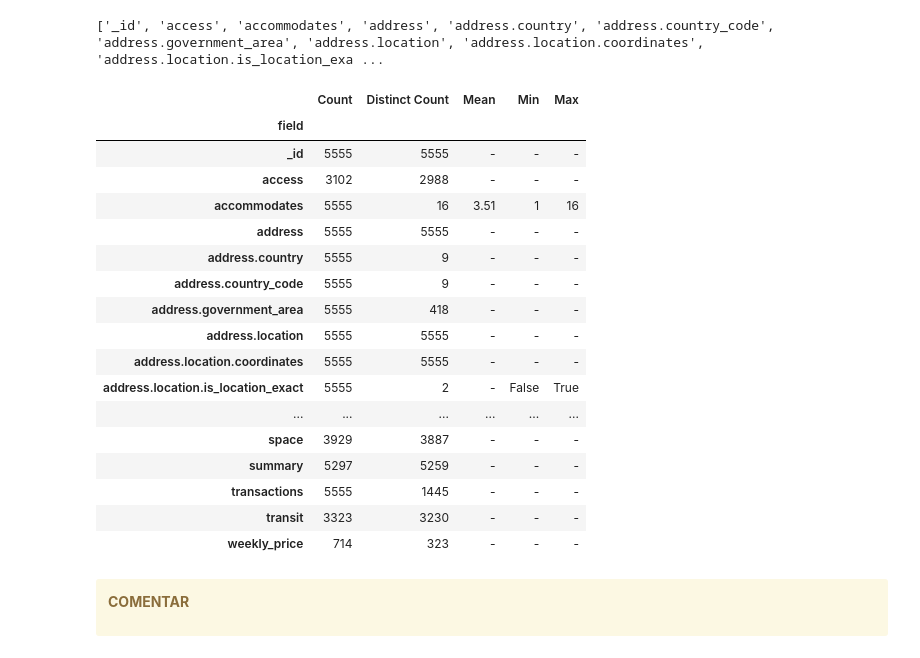
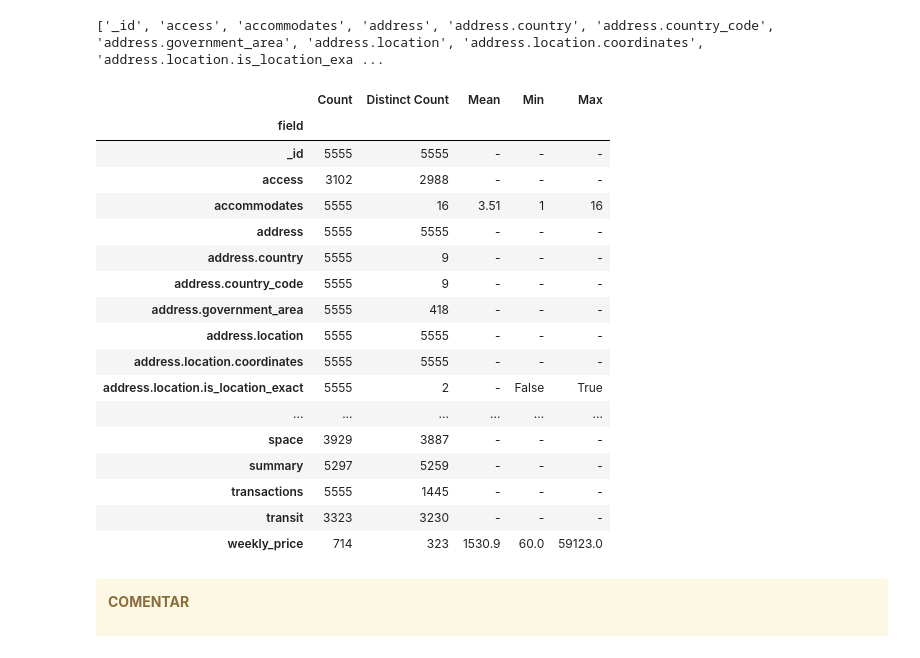
Before and after one commit to Silvestre17/Neo4j_MongoDB_BigDataModeling_MasterProjects, a Jupyter notebook: Homework2_MongoDB/Group5_BDMM_HW2.ipynb, the cells around one changed output. Drawn from its saved outputs; the diff is of its cells as text; code cells hidden in the pictures.

```diff
--- a/Homework2_MongoDB/Group5_BDMM_HW2.ipynb
+++ b/Homework2_MongoDB/Group5_BDMM_HW2.ipynb
@@ -1073,10 +1083,20 @@ for field in unique_fields:
     ]))
 
     if result:
+        # Extract the first result from the list
         result = result[0]
 
         # Identify if the field is numeric, date, or string
-        if isinstance(result["min_value"], (int, float)) or isinstance(result["max_value"], (int, float)):
+        if isinstance(result["min_value"], (int, float, Decimal128)) or isinstance(result["max_value"], (int, float, Decimal128)):
+            # Convert Decimal128 to float for calculations
+            if isinstance(result["min_value"], Decimal128):
+                result["min_value"] = float(result["min_value"].to_decimal())
+            if isinstance(result["max_value"], Decimal128):
+                result["max_value"] = float(result["max_value"].to_decimal())
+            if isinstance(result["avg_value"], Decimal128):
+                result["avg_value"] = float(result["avg_value"].to_decimal())
+
+            # Add to summary dictionary
             summary[field] = {
                 "Count": result["count"],
                 "Distinct Count": result["distinct_count"],
@@ -1085,6 +1105,7 @@ for field in unique_fields:
                 "Max": result["max_value"]
             }
         elif field in ["first_review", "last_review", "last_scraped", "calendar_last_scraped"]:
+            # Add to summary dictionary for date fields
             summary[field] = {
                 "Count": result["count"],
                 "Distinct Count": result["distinct_count"],
@@ -1092,41 +1113,38 @@ for field in unique_fields:
                 "Max": result["max_value"]
             }
         else:                                                                     # String or categorical fields
+            # Add to summary dictionary for string fields
             summary[field] = {
                 "Count": result["count"],
                 "Distinct Count": result["distinct_count"]
             }
 
 # Create DataFrame
 df_stats = pd.DataFrame.from_dict(summary, orient="index", columns=["Count", "Distinct Count", "Mean", "Min", "Max"])
+df_stats["Mean"] = df_stats["Mean"].apply(lambda x: round(x, 2) if isinstance(x, (int, float)) else x)  # Round mean values to 2 decimal places
 df_stats.index.name = "field"
 df_stats.sort_index(inplace=True)                                                                                     # Sort by field name for readability
 df_stats.fillna('-', inplace=True)                                                                                    # Fill NaN values with 0
-df_stats = df_stats.map(
-    lambda x: '{:,.0f}'.format(x).replace(',', ' ') if isinstance(x, float) and not np.isnan(x) and not np.isinf(x) and x == int(x) else
-              '{:,.2f}'.format(x).replace(',', ' ') if isinstance(x, float) and not np.isnan(x) and not np.isinf(x) else
-              x
-)                                                                                                                     # Format the DataFrame for better visualization
 df_stats
 # %% [output]
 |  | Count | Distinct Count | Mean | Min | Max |
 | field |  |  |  |  |  |
 | _id | 5555 | 5555 | - | - | - |
 | access | 3102 | 2988 | - | - | - |
 | accommodates | 5555 | 16 | 3.51 | 1 | 16 |
 | address | 5555 | 5555 | - | - | - |
 | address.country | 5555 | 9 | - | - | - |
 | address.country_code | 5555 | 9 | - | - | - |
 | address.government_area | 5555 | 418 | - | - | - |
 | address.location | 5555 | 5555 | - | - | - |
 | address.location.coordinates | 5555 | 5555 | - | - | - |
 | address.location.is_location_exact | 5555 | 2 | - | False | True |
 | ... | ... | ... | ... | ... | ... |
 | space | 3929 | 3887 | - | - | - |
 | summary | 5297 | 5259 | - | - | - |
 | transactions | 5555 | 1445 | - | - | - |
 | transit | 3323 | 3230 | - | - | - |
-| weekly_price | 714 | 323 | - | - | - |
+| weekly_price | 714 | 323 | 1530.9 | 60.0 | 59123.0 |
 # %% [markdown]
 <div class="alert alert-block alert-warning">
 
```
Also changed, not shown: parts of 82 cells of this notebook, 2 other files.
